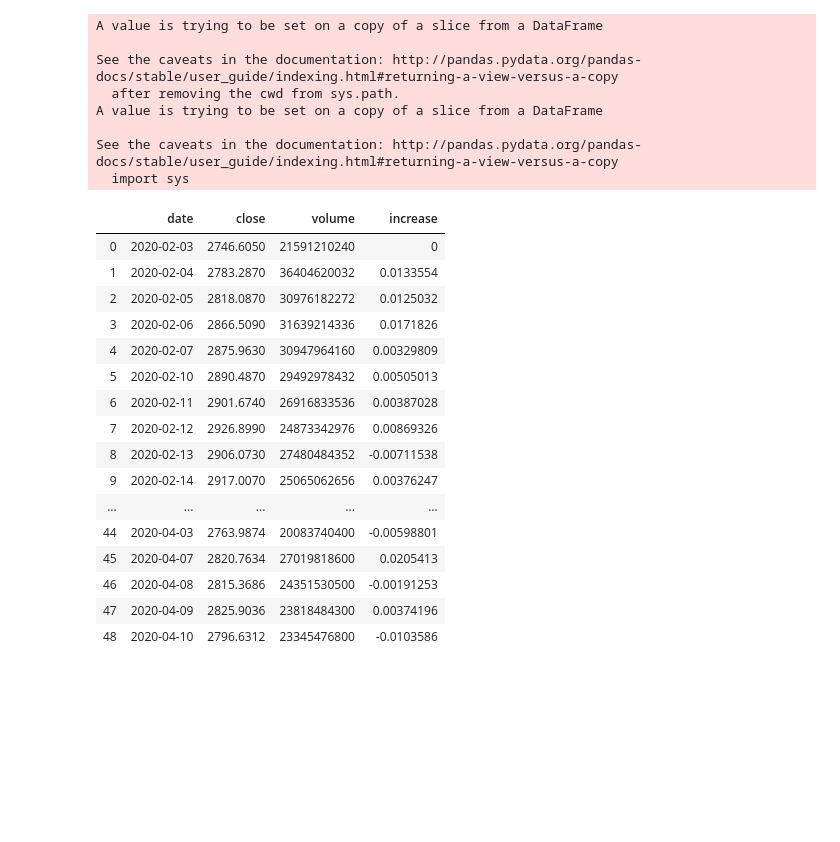
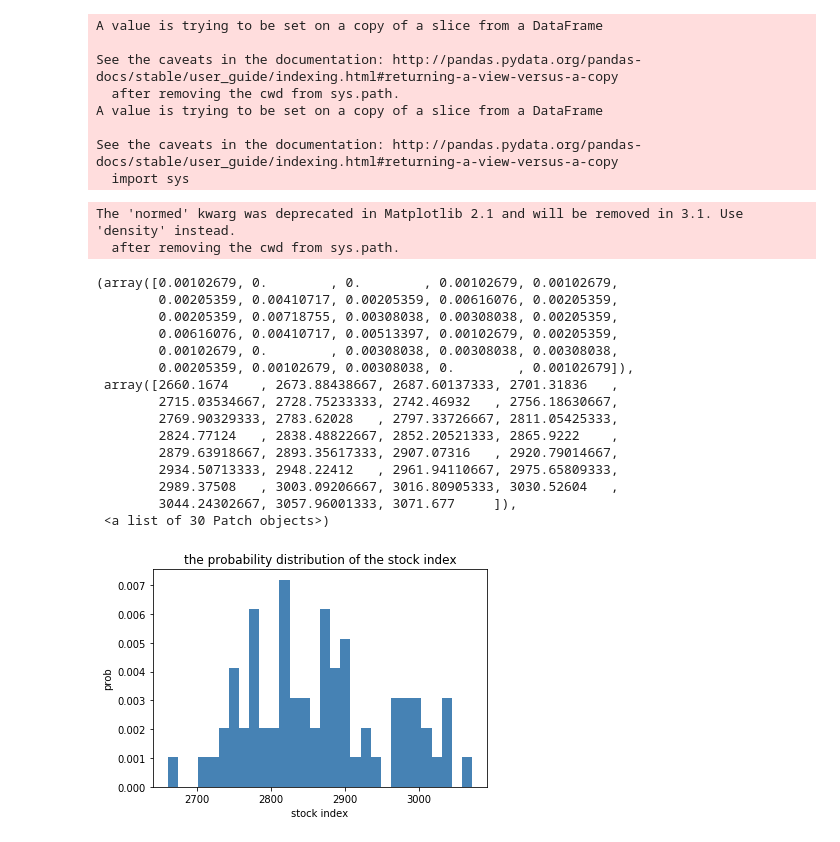
Before and after one commit to lawiet019/DA_FinalProject, a Jupyter notebook: caseAnalyze/timeSeries.ipynb, the cells around one changed output. Saved outputs shown, nothing was run; the diff lists cells and outputs as text; code cells hidden in the pictures; blank space fills up the shorter version.

```diff
--- a/caseAnalyze/timeSeries.ipynb
+++ b/caseAnalyze/timeSeries.ipynb
@@ -52,26 +81,29 @@ case_by_date_data["reovered_ratio_China"] = case_by_date_data["recovered_cases_C
 # %%
 # summary the stock price
-case_by_date_data.describe()
-stock_by_date_data.describe()
-stock_by_date_data
-# %% [output]
-|  | date | close | volume | increase |
-| 0 | 2020-02-03 | 2746.6050 | 21591210240 | 0 |
-| 1 | 2020-02-04 | 2783.2870 | 36404620032 | 0.0133554 |
-| 2 | 2020-02-05 | 2818.0870 | 30976182272 | 0.0125032 |
-| 3 | 2020-02-06 | 2866.5090 | 31639214336 | 0.0171826 |
-| 4 | 2020-02-07 | 2875.9630 | 30947964160 | 0.00329809 |
-| 5 | 2020-02-10 | 2890.4870 | 29492978432 | 0.00505013 |
-| 6 | 2020-02-11 | 2901.6740 | 26916833536 | 0.00387028 |
-| 7 | 2020-02-12 | 2926.8990 | 24873342976 | 0.00869326 |
-| 8 | 2020-02-13 | 2906.0730 | 27480484352 | -0.00711538 |
-| 9 | 2020-02-14 | 2917.0070 | 25065062656 | 0.00376247 |
-| ... | ... | ... | ... | ... |
-| 44 | 2020-04-03 | 2763.9874 | 20083740400 | -0.00598801 |
-| 45 | 2020-04-07 | 2820.7634 | 27019818600 | 0.0205413 |
-| 46 | 2020-04-08 | 2815.3686 | 24351530500 | -0.00191253 |
-| 47 | 2020-04-09 | 2825.9036 | 23818484300 | 0.00374196 |
-| 48 | 2020-04-10 | 2796.6312 | 23345476800 | -0.0103586 |
+# %%
+plt.title("the probability distribution of the stock index")
+plt.xlabel("stock index")
+plt.ylabel('prob')
+plt.hist(stock_by_date_data.close, bins=30, color='steelblue', normed=True )
+# %% [output]
+The 'normed' kwarg was deprecated in Matplotlib 2.1 and will be removed in 3.1. Use 'density' instead.
+  after removing the cwd from sys.path.
+(array([0.00102679, 0.        , 0.        , 0.00102679, 0.00102679,
+        0.00205359, 0.00410717, 0.00205359, 0.00616076, 0.00205359,
+        0.00205359, 0.00718755, 0.00308038, 0.00308038, 0.00205359,
+        0.00616076, 0.00410717, 0.00513397, 0.00102679, 0.00205359,
+        0.00102679, 0.        , 0.00308038, 0.00308038, 0.00308038,
+        0.00205359, 0.00102679, 0.00308038, 0.        , 0.00102679]),
+ array([2660.1674    , 2673.88438667, 2687.60137333, 2701.31836   ,
+        2715.03534667, 2728.75233333, 2742.46932   , 2756.18630667,
+        2769.90329333, 2783.62028   , 2797.33726667, 2811.05425333,
+        2824.77124   , 2838.48822667, 2852.20521333, 2865.9222    ,
+        2879.63918667, 2893.35617333, 2907.07316   , 2920.79014667,
+        2934.50713333, 2948.22412   , 2961.94110667, 2975.65809333,
+        2989.37508   , 3003.09206667, 3016.80905333, 3030.52604   ,
+        3044.24302667, 3057.96001333, 3071.677     ]),
+ <a list of 30 Patch objects>)
+[figure, added]
 # %%
 # convert to datetime
 stock_by_date_data["date"] = pd.to_datetime(stock_by_date_data["date"],format="%Y-%m-%d")
```
Also changed, not shown: parts of 23 cells of this notebook, 49 other files.
